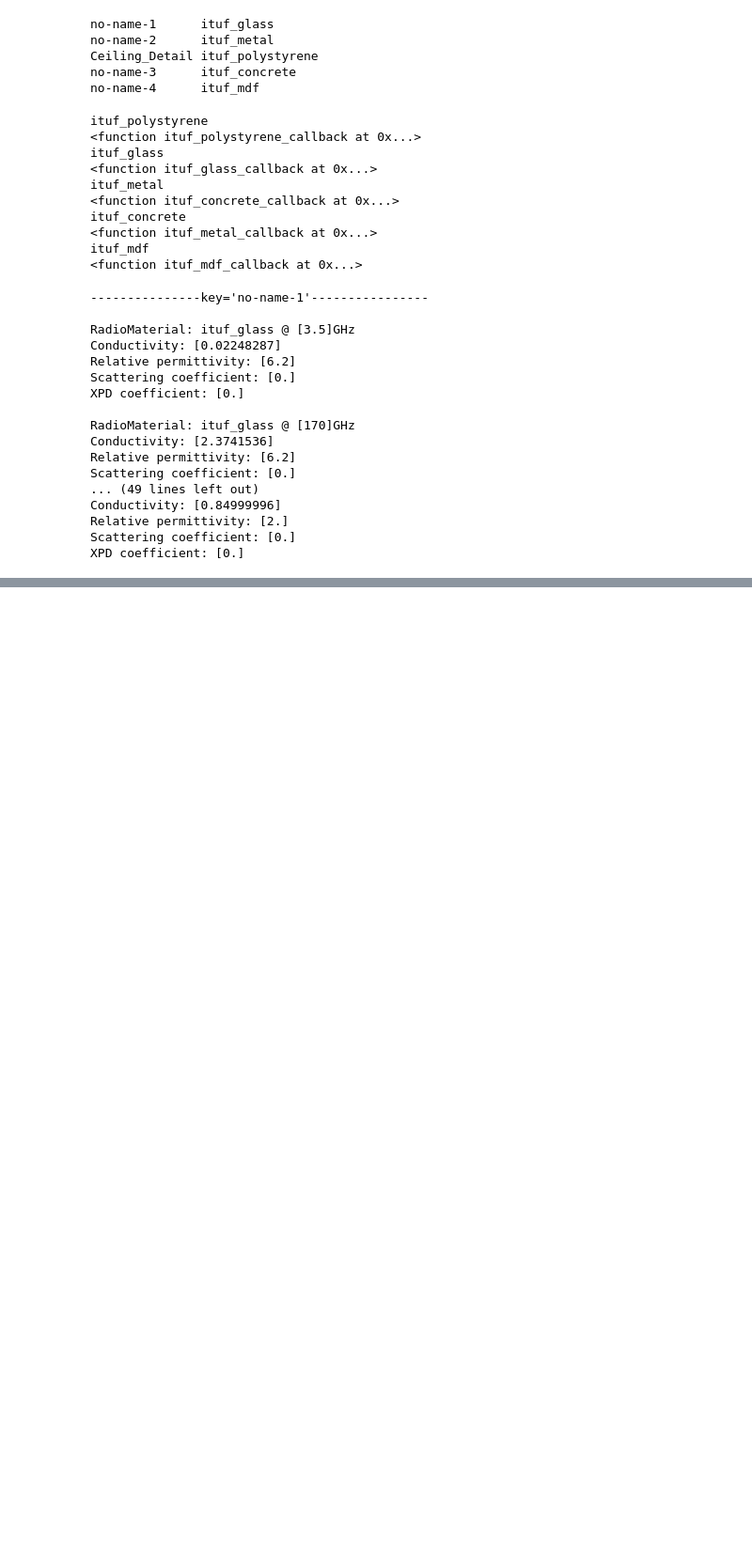
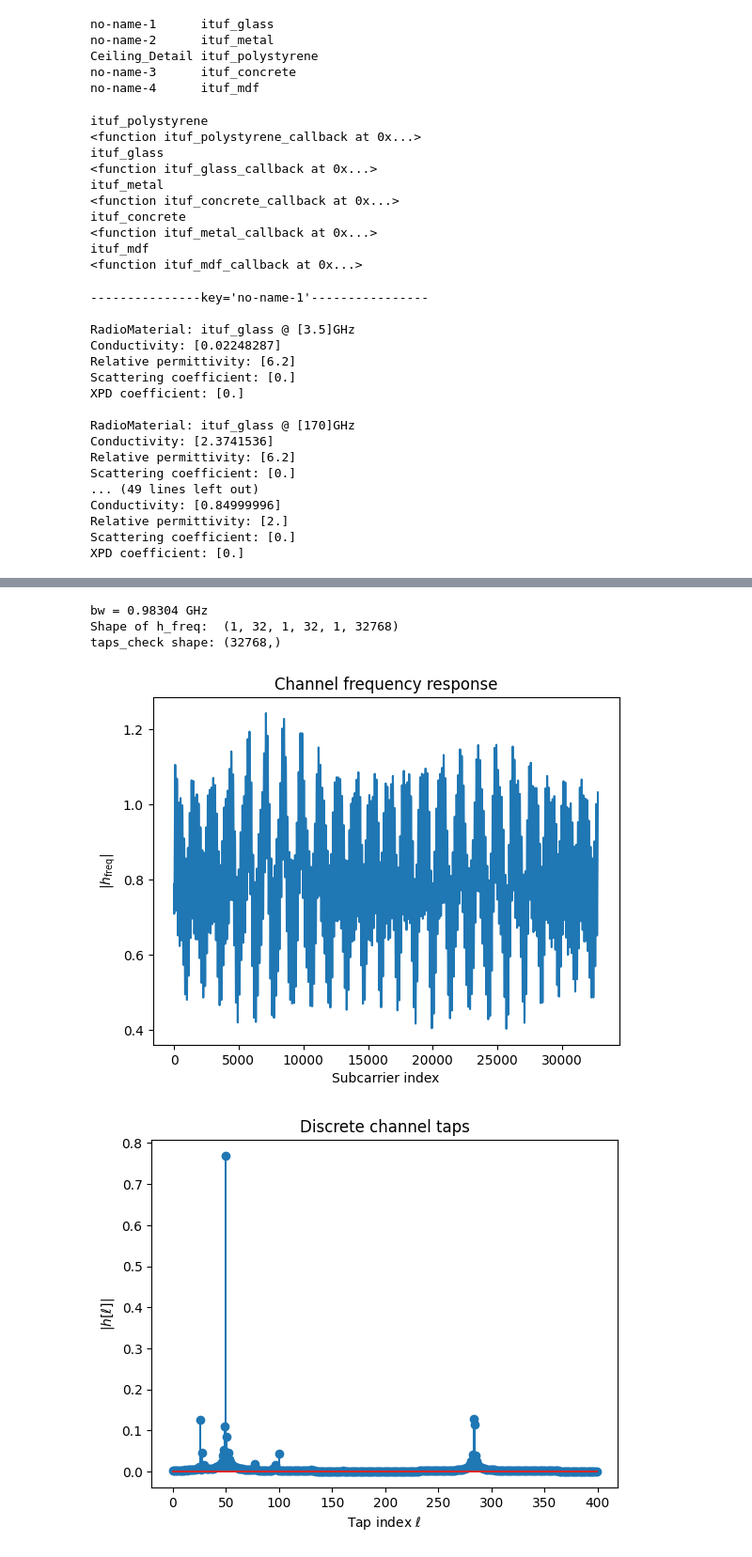
Before and after one commit to 6GTandem/6GTandem_RT_server, a Jupyter notebook: office_RT.ipynb, the cells around one changed output, grey strips where cells are left out. Shown: that part at 94% size. Cells and saved outputs as stored; diff of their text form; code cells hidden in the pictures; blank space fills up the shorter version.

```diff
--- a/office_RT.ipynb
+++ b/office_RT.ipynb
@@ -213,0 +246,42 @@ HBox(children=(Renderer(camera=PerspectiveCamera(aspect=1.31, children=(Directio
+# %%
+# check if we get frequency response and take ifft if we get the same thing!
+
+# OFDM system parameters
+num_subcarriers = 2**15 #1024
+subcarrier_spacing=30e3
+bw = num_subcarriers * subcarrier_spacing
+print(f'bw = {bw/1e9} GHz')
+
+# Compute frequencies of subcarriers relative to the carrier frequency
+frequencies = subcarrier_frequencies(num_subcarriers, subcarrier_spacing)
+
+# Compute channel frequency response
+h_freq = paths.cfr(frequencies=frequencies,
+                   normalize=True, # Normalize energy
+                   normalize_delays=True,
+                   out_type="numpy")
+
+# Shape: [num_rx, num_rx_ant, num_tx, num_tx_ant, num_time_steps, num_subcarriers]
+print("Shape of h_freq: ", h_freq.shape)
+
+# Plot absolute value
+plt.figure()
+plt.plot(np.abs(h_freq)[0,0,0,0,0,:]);
+plt.xlabel("Subcarrier index");
+plt.ylabel(r"|$h_\text{freq}$|");
+plt.title("Channel frequency response");
+
+taps_check = np.fft.ifft(h_freq[0,0,0,0,0,:], axis=-1) # Inverse FFT to get taps
+print(f'taps_check shape: {taps_check.shape}')
+plt.figure()
+l = 400
+plt.stem(np.arange(l), np.abs(taps_check[0:l]));
+plt.xlabel(r"Tap index $\ell$");
+plt.ylabel(r"|$h[\ell]|$");
+plt.title("Discrete channel taps");
+# %% [output]
+bw = 0.98304 GHz
+Shape of h_freq:  (1, 32, 1, 32, 1, 32768)
+taps_check shape: (32768,)
+[figure, added]
+[figure, added]
```
Also changed, not shown: parts of 6 cells of this notebook.
